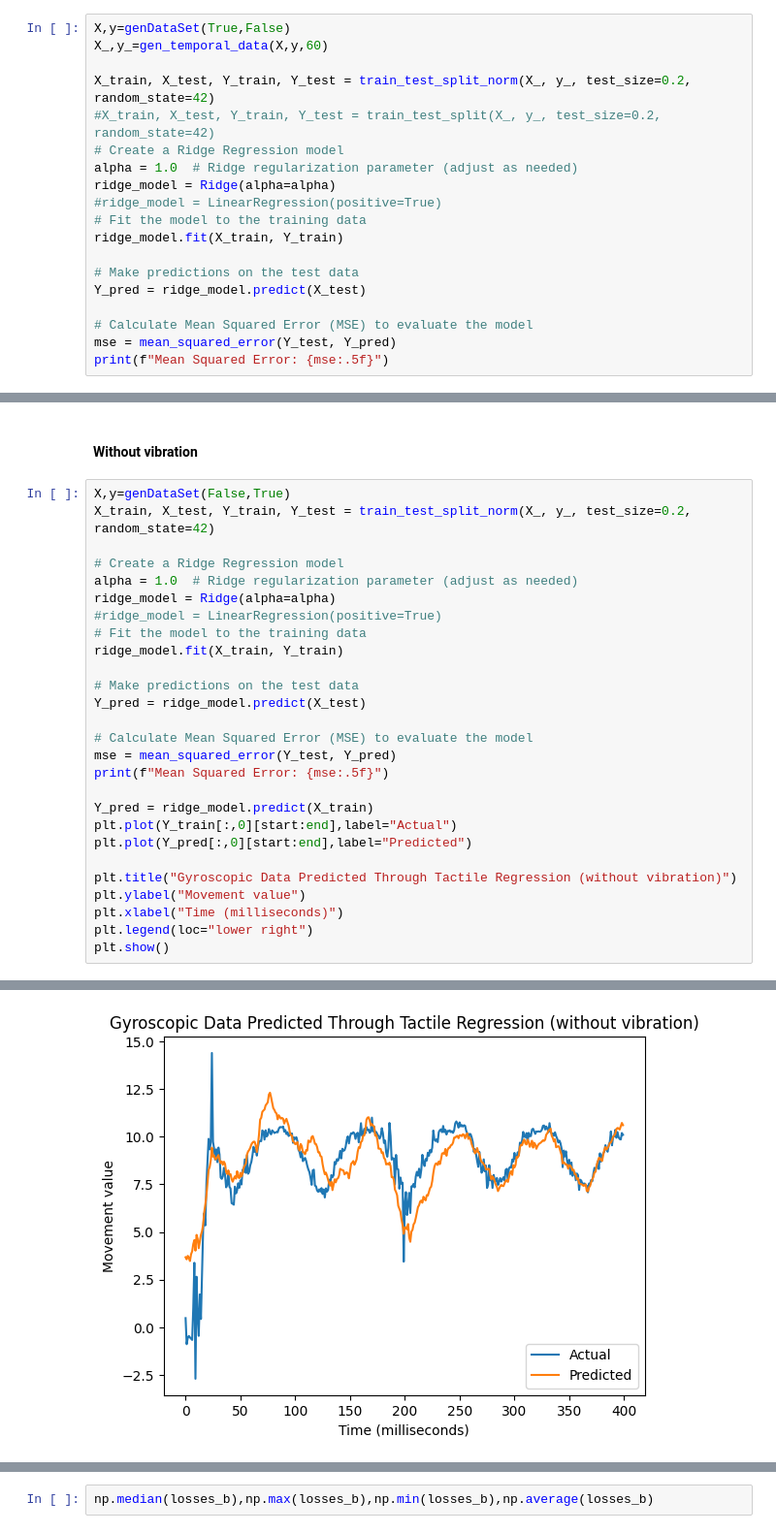
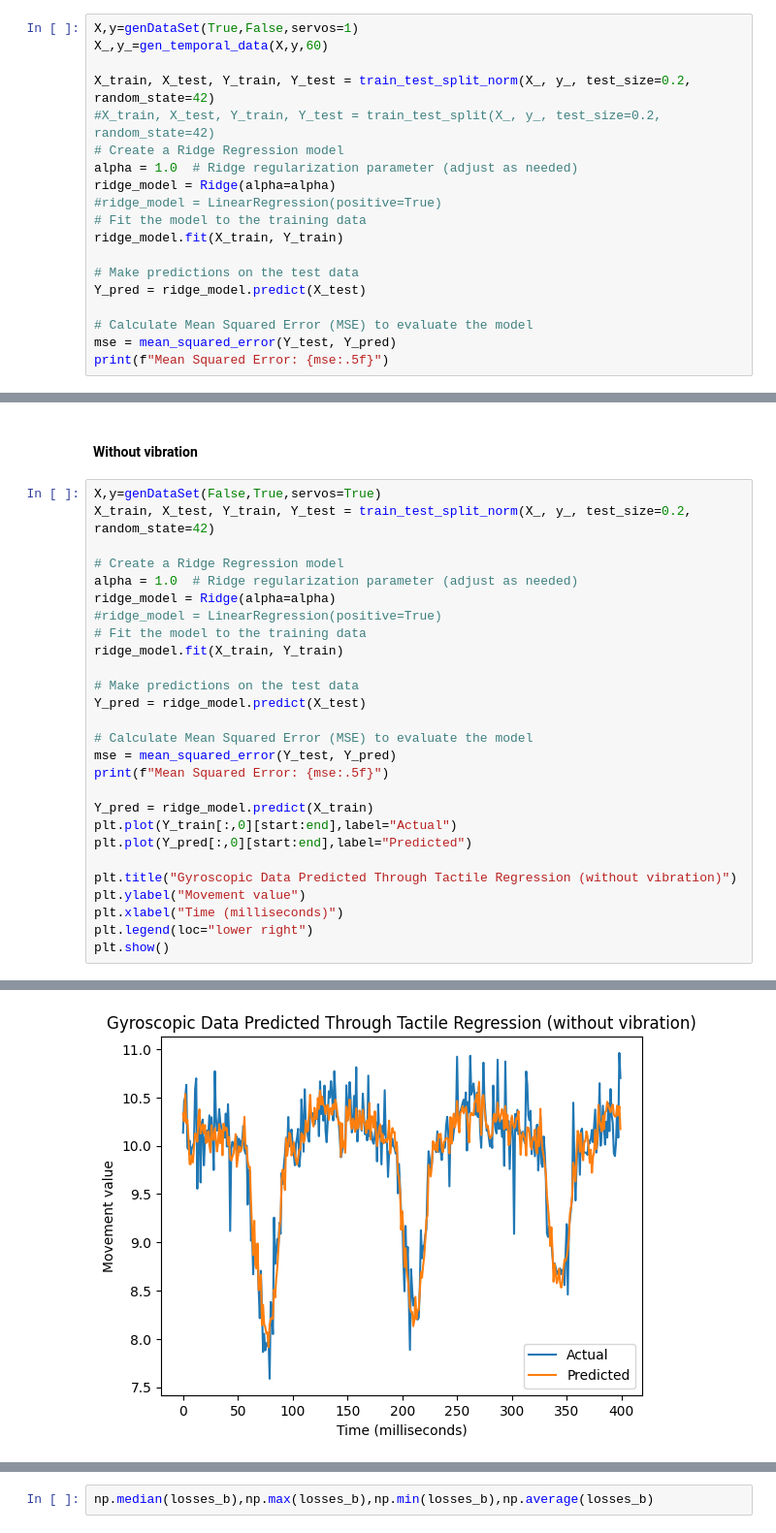
Before and after one commit to shepai/TactileSensor, a Jupyter notebook: Code/Data collection/robot/excel.ipynb, the cells around one changed output, grey strips where cells are left out. Shown at 97% size. Cells and saved outputs as stored; diff of their text form.

```diff
--- a/Code/Data collection/robot/excel.ipynb
+++ b/Code/Data collection/robot/excel.ipynb
@@ -216,7 +212,7 @@ X data: (3600, 32) /ny data: (3600, 3)
 # %% [markdown]
 ### Regression
 # %%
-X,y=genDataSet(True,False)
+X,y=genDataSet(True,False,servos=1)
 X_,y_=gen_temporal_data(X,y,60)
 
 X_train, X_test, Y_train, Y_test = train_test_split_norm(X_, y_, test_size=0.2, random_state=42)
@@ -330,7 +324,7 @@ plt.show()
 # %% [markdown]
 #### Without vibration
 # %%
-X,y=genDataSet(False,True)
+X,y=genDataSet(False,True,servos=True)
 X_train, X_test, Y_train, Y_test = train_test_split_norm(X_, y_, test_size=0.2, random_state=42)
 
 # Create a Ridge Regression model
@@ -377,4 +356,4 @@ Mean Squared Error: 49.39595
-[figure, old version]
+[figure, new version]
 # %%
 losses_b=[]
 t=time.time()
```
Also changed, not shown: parts of 16 cells of this notebook.
